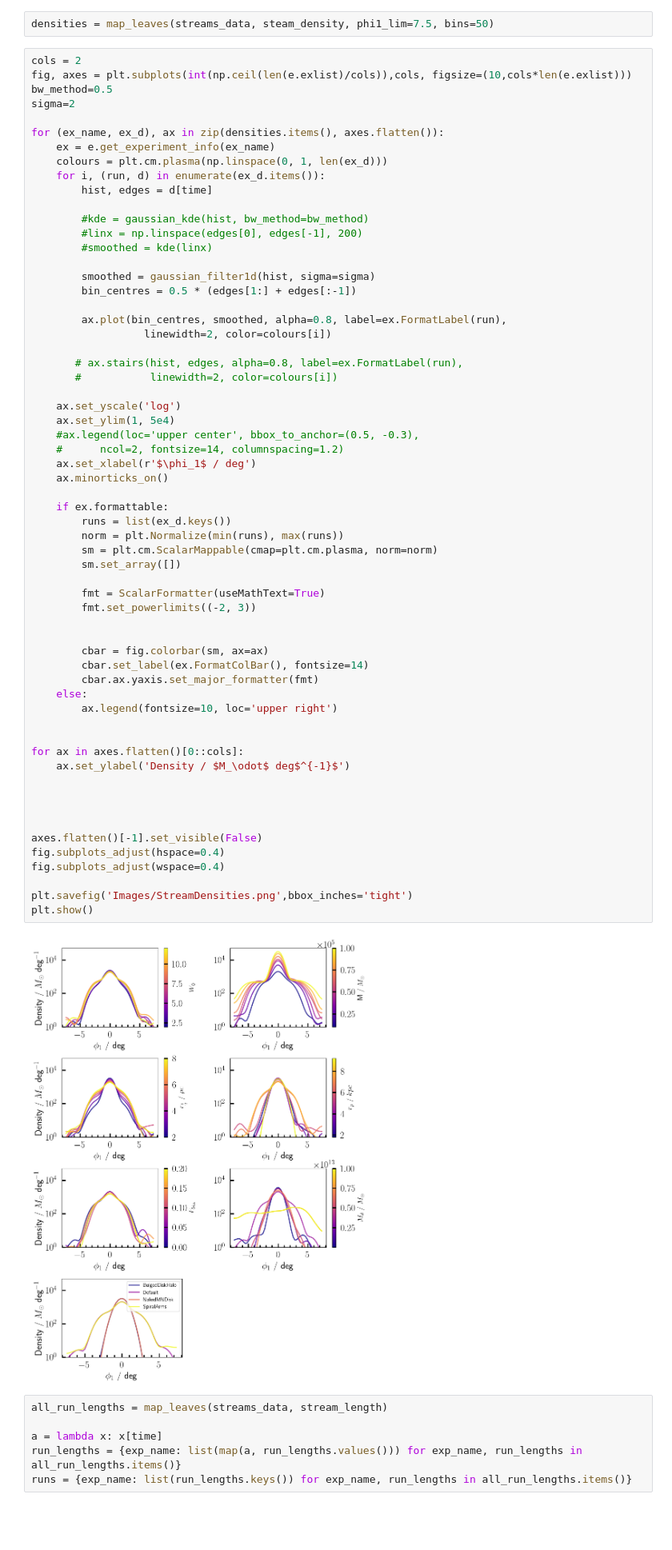
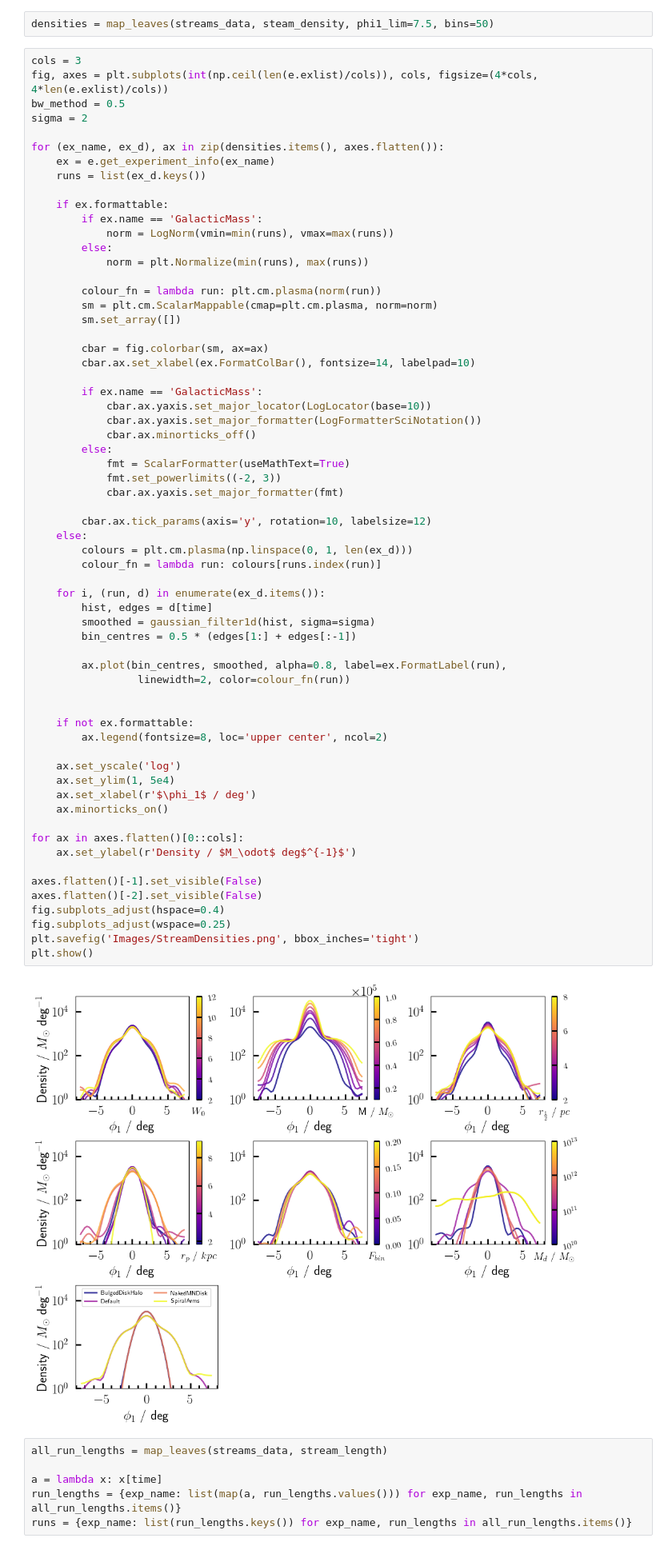
Before and after one commit to RSPicken2/stellar-streams, a Jupyter notebook: Ridgeline.ipynb, the cells around one changed output. Shown at 80% size. Cells and saved outputs as stored; diff of their text form; blank space fills up the shorter version.

Commit message:
Fix Formatting

```diff
--- a/Ridgeline.ipynb
+++ b/Ridgeline.ipynb
@@ -278,68 +280,70 @@ stream_frames = map_leaves(streams_data, step_to_stream_coords)
 # %%
 densities = map_leaves(streams_data, steam_density, phi1_lim=7.5, bins=50)
 # %%
-cols = 2
-fig, axes = plt.subplots(int(np.ceil(len(e.exlist)/cols)),cols, figsize=(10,cols*len(e.exlist)))
-bw_method=0.5
-sigma=2
+cols = 3
+fig, axes = plt.subplots(int(np.ceil(len(e.exlist)/cols)), cols, figsize=(4*cols, 4*len(e.exlist)/cols))
+bw_method = 0.5
+sigma = 2
 
 for (ex_name, ex_d), ax in zip(densities.items(), axes.flatten()):
     ex = e.get_experiment_info(ex_name)
-    colours = plt.cm.plasma(np.linspace(0, 1, len(ex_d)))
+    runs = list(ex_d.keys())
+
+    if ex.formattable:
+        if ex.name == 'GalacticMass':
+            norm = LogNorm(vmin=min(runs), vmax=max(runs))
+        else:
+            norm = plt.Normalize(min(runs), max(runs))
+
+        colour_fn = lambda run: plt.cm.plasma(norm(run))
+        sm = plt.cm.ScalarMappable(cmap=plt.cm.plasma, norm=norm)
+        sm.set_array([])
+
+        cbar = fig.colorbar(sm, ax=ax)
+        cbar.ax.set_xlabel(ex.FormatColBar(), fontsize=14, labelpad=10)
+
+        if ex.name == 'GalacticMass':
+            cbar.ax.yaxis.set_major_locator(LogLocator(base=10))
+            cbar.ax.yaxis.set_major_formatter(LogFormatterSciNotation())
+            cbar.ax.minorticks_off()
+        else:
+            fmt = ScalarFormatter(useMathText=True)
+            fmt.set_powerlimits((-2, 3))
+            cbar.ax.yaxis.set_major_formatter(fmt)
+
+        cbar.ax.tick_params(axis='y', rotation=10, labelsize=12)
+    else:
+        colours = plt.cm.plasma(np.linspace(0, 1, len(ex_d)))
+        colour_fn = lambda run: colours[runs.index(run)]
+
     for i, (run, d) in enumerate(ex_d.items()):
         hist, edges = d[time]
-
-        #kde = gaussian_kde(hist, bw_method=bw_method)
-        #linx = np.linspace(edges[0], edges[-1], 200)
-        #smoothed = kde(linx)
-
         smoothed = gaussian_filter1d(hist, sigma=sigma)
         bin_centres = 0.5 * (edges[1:] + edges[:-1])
 
         ax.plot(bin_centres, smoothed, alpha=0.8, label=ex.FormatLabel(run),
-                  linewidth=2, color=colours[i])
+                 linewidth=2, color=colour_fn(run))
 
-       # ax.stairs(hist, edges, alpha=0.8, label=ex.FormatLabel(run),
-       #           linewidth=2, color=colours[i])
+
+    if not ex.formattable:
+        ax.legend(fontsize=8, loc='upper center', ncol=2)
 
     ax.set_yscale('log')
     ax.set_ylim(1, 5e4)
-    #ax.legend(loc='upper center', bbox_to_anchor=(0.5, -0.3),
-    #      ncol=2, fontsize=14, columnspacing=1.2)
     ax.set_xlabel(r'$\phi_1$ / deg')
     ax.minorticks_on()
 
-    if ex.formattable:
-        runs = list(ex_d.keys())
-        norm = plt.Normalize(min(runs), max(runs))
-        sm = plt.cm.ScalarMappable(cmap=plt.cm.plasma, norm=norm)
-        sm.set_array([])
-
-        fmt = ScalarFormatter(useMathText=True)
-        fmt.set_powerlimits((-2, 3))
-
-
-        cbar = fig.colorbar(sm, ax=ax)
-        cbar.set_label(ex.FormatColBar(), fontsize=14)
-        cbar.ax.yaxis.set_major_formatter(fmt)
-    else:
-        ax.legend(fontsize=10, loc='upper right')
-
-
 for ax in axes.flatten()[0::cols]:
-    ax.set_ylabel('Density / $M_\odot$ deg$^{-1}$')
-
-
-
+    ax.set_ylabel(r'Density / $M_\odot$ deg$^{-1}$')
 
 axes.flatten()[-1].set_visible(False)
+axes.flatten()[-2].set_visible(False)
 fig.subplots_adjust(hspace=0.4)
-fig.subplots_adjust(wspace=0.4)
-
-plt.savefig('Images/StreamDensities.png',bbox_inches='tight')
+fig.subplots_adjust(wspace=0.25)
+plt.savefig('Images/StreamDensities.png', bbox_inches='tight')
 plt.show()
 # %% [output]
-[figure, old version]
+[figure, new version]
 # %%
 all_run_lengths = map_leaves(streams_data, stream_length)
 
```
Also changed, not shown: parts of 3 cells of this notebook, 5 other files.
